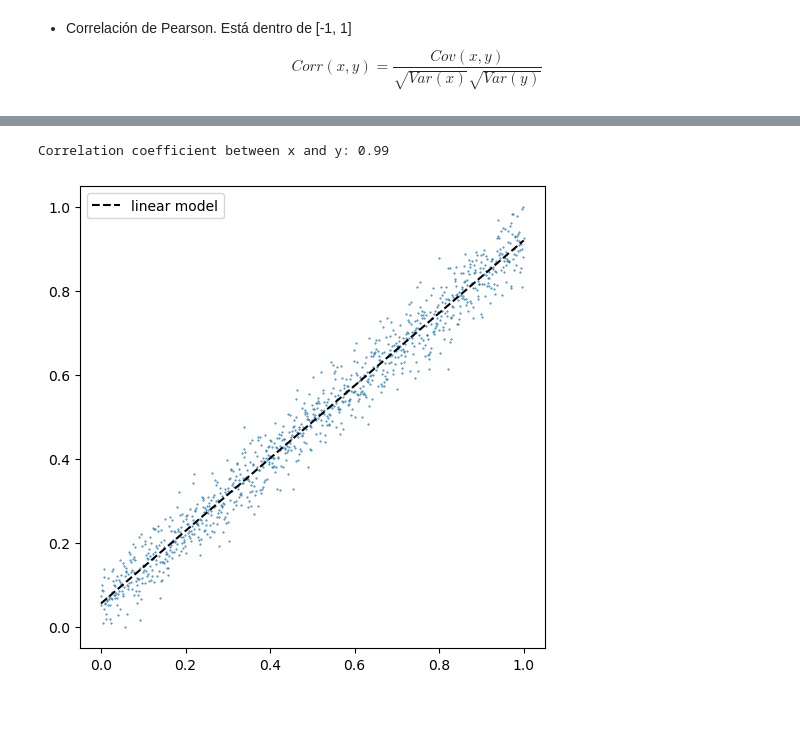
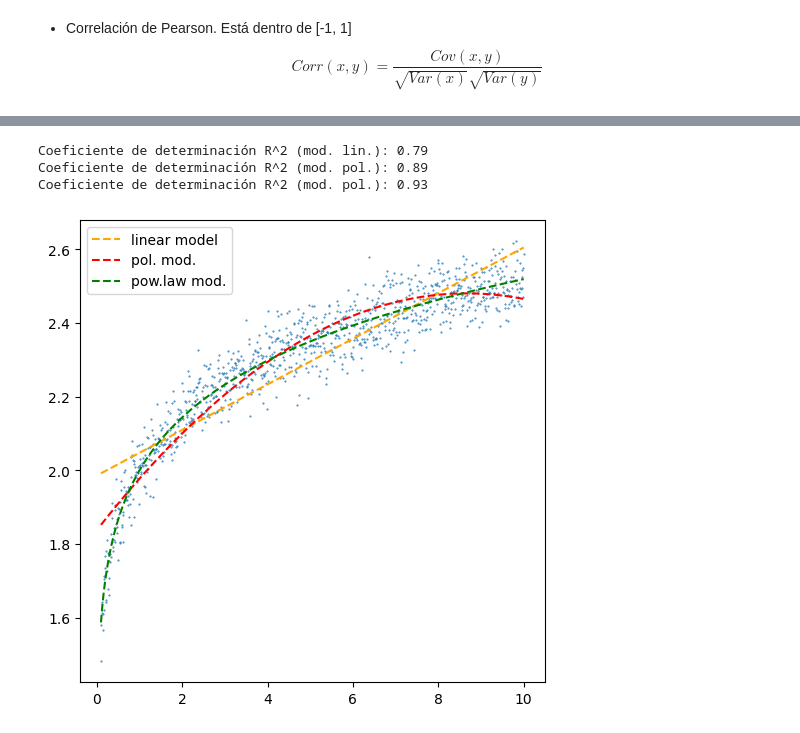
Before and after one commit to deivMM/IA, a Jupyter notebook: scripts/correlation.ipynb, the cells around one changed output, grey strips where cells are left out. Saved outputs shown, nothing was run; the diff lists cells and outputs as text; code cells hidden in the pictures.

```diff
--- a/scripts/correlation.ipynb
+++ b/scripts/correlation.ipynb
@@ -35,22 +50,53 @@ Correlation coefficient between x and y: 1.00
-# %%
-norm_scaler = MinMaxScaler()
-
-x_norm = norm_scaler.fit_transform(x.reshape(-1, 1)).ravel()
-y_norm = norm_scaler.fit_transform(y.reshape(-1, 1)).ravel()
-
-model = LinearRegression()
-model.fit(x_norm.reshape(-1, 1), y_norm)
-
-m = model.coef_
-b = model.intercept_
-
-print(f"Correlation coefficient between x and y: {pearsonr(x_norm, y_norm)[0]:.2f}")
-
-f, ax = plt.subplots(figsize=(6,6))
-ax.scatter(x_norm, y_norm, s = .2)
-ax.plot(x_norm, m*x_norm+b, color='black', label='linear model', linestyle='--')
-plt.legend()
-plt.show()
-# %% [output]
-Correlation coefficient between x and y: 0.99
-[figure, removed]
+# %%
+from sklearn.linear_model import LinearRegression
+from sklearn.preprocessing import PolynomialFeatures
+data_n = 1000
+x = np.linspace(0.1,10, data_n)
+y = 2*x**.1 + np.random.normal(0, .05, data_n)
+
+### Lineal Regression
+model = LinearRegression()
+model.fit(x.reshape(-1, 1), y)
+y_pred = model.predict(x.reshape(-1, 1))
+m = model.coef_
+b_l = model.intercept_
+
+r2 = r2_score(y, y_pred)
+print(f"Coeficiente de determinación R^2 (mod. lin.): {r2:.2f}")
+### Lineal Regression
+
+### Polynomial Regression
+poly  = PolynomialFeatures(degree=2, include_bias=False)
+X_poly = poly.fit_transform(x.reshape(-1, 1)) # Esto proporciona un array de data_nx2. Transfrma x a x^1 | x^2 | ...
+lin2 = LinearRegression()
+lin2.fit(X_poly, y)
+y_pred = lin2.predict(X_poly)
+r2 = r2_score(y, y_pred)
+print(f"Coeficiente de determinación R^2 (mod. pol.): {r2:.2f}")
+### Polynomial Regression
+
+
+### power law
+log_x = np.log(x)
+log_y = np.log(y)
+model = LinearRegression()
+model.fit(log_x.reshape(-1, 1), log_y)
+a = model.coef_[0]
+b = model.intercept_
+y_fit = np.exp(a * log_x + b) # porque si aplico np.exp al otro lado -> np.exp(np.log(y)) = y
+r2 = r2_score(y, y_fit)
+print(f"Coeficiente de determinación R^2 (mod. pol.): {r2:.2f}")
+### power law
+
+f, ax = plt.subplots(figsize=(6,6))
+ax.scatter(x, y, s = .2)
+ax.plot(x, m*x+b_l, color='orange', label='linear model', linestyle='--')
+ax.plot(x, lin2.predict(X_poly), color = 'red', linestyle='--', label='pol. mod.')
+ax.plot(x, y_fit, color = 'green', linestyle='--', label='pow.law mod.')
+plt.legend()
+plt.show()
+# %% [output]
+Coeficiente de determinación R^2 (mod. lin.): 0.79
+Coeficiente de determinación R^2 (mod. pol.): 0.89
+Coeficiente de determinación R^2 (mod. pol.): 0.93
+[figure, added]
```
Also changed, not shown: parts of 4 cells of this notebook, 1 other file.
